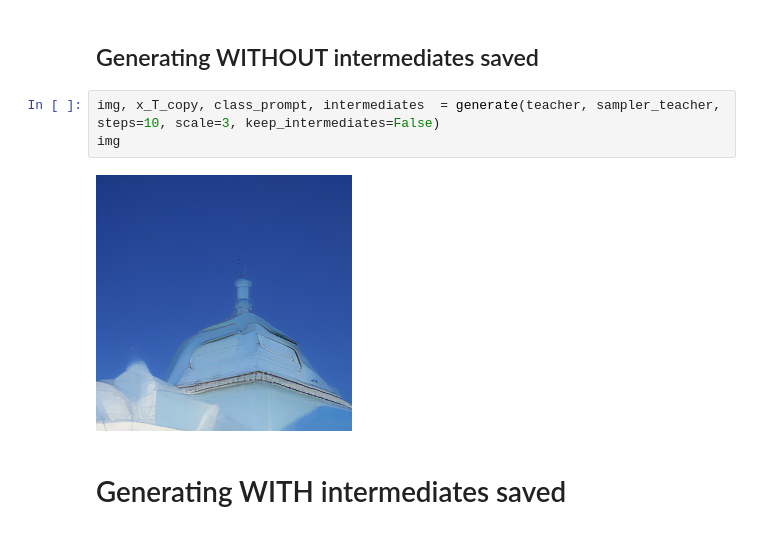
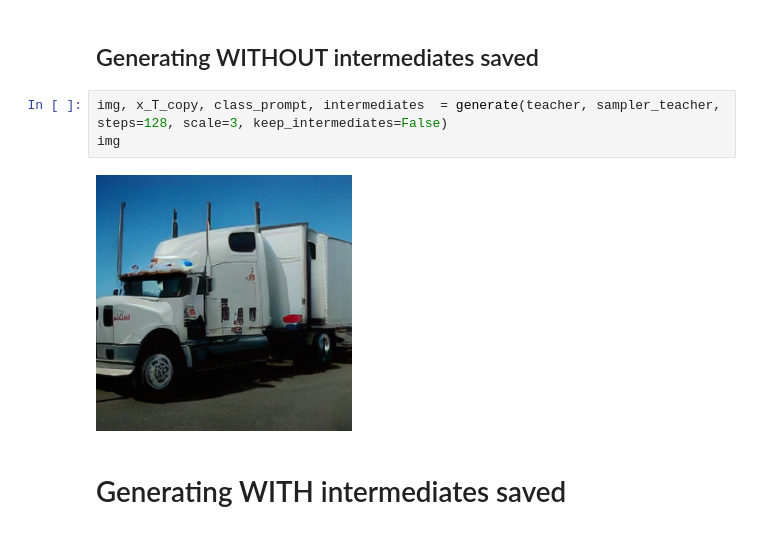
Before and after one commit to Pmobilee/DSD, a Jupyter notebook: cin_256/Cin_256_custom.ipynb, the cells around one changed output. Drawn from its saved outputs; the diff is of its cells as text.

```diff
--- a/cin_256/Cin_256_custom.ipynb
+++ b/cin_256/Cin_256_custom.ipynb
@@ -60,10 +60,10 @@ making attention of type 'vanilla' with 512 in_channels
 # %% [markdown]
 ## Generating WITHOUT intermediates saved
 # %%
-img, x_T_copy, class_prompt, intermediates  = generate(teacher, sampler_teacher, steps=10, scale=3, keep_intermediates=False)
+img, x_T_copy, class_prompt, intermediates  = generate(teacher, sampler_teacher, steps=128, scale=3, keep_intermediates=False)
 img
 # %% [output]
-[figure, old version]
+[figure, new version]
 # %% [markdown]
 # Generating WITH intermediates saved
 # %%
```
Also changed, not shown: parts of 3 cells of this notebook, 2 other files.
